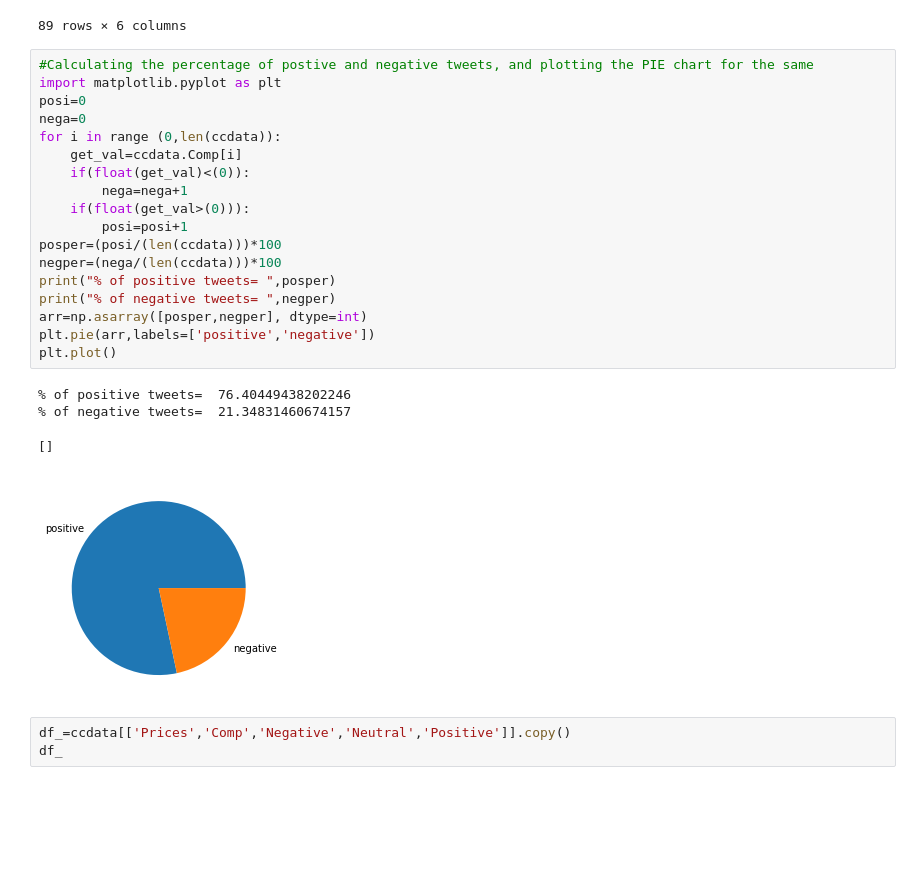
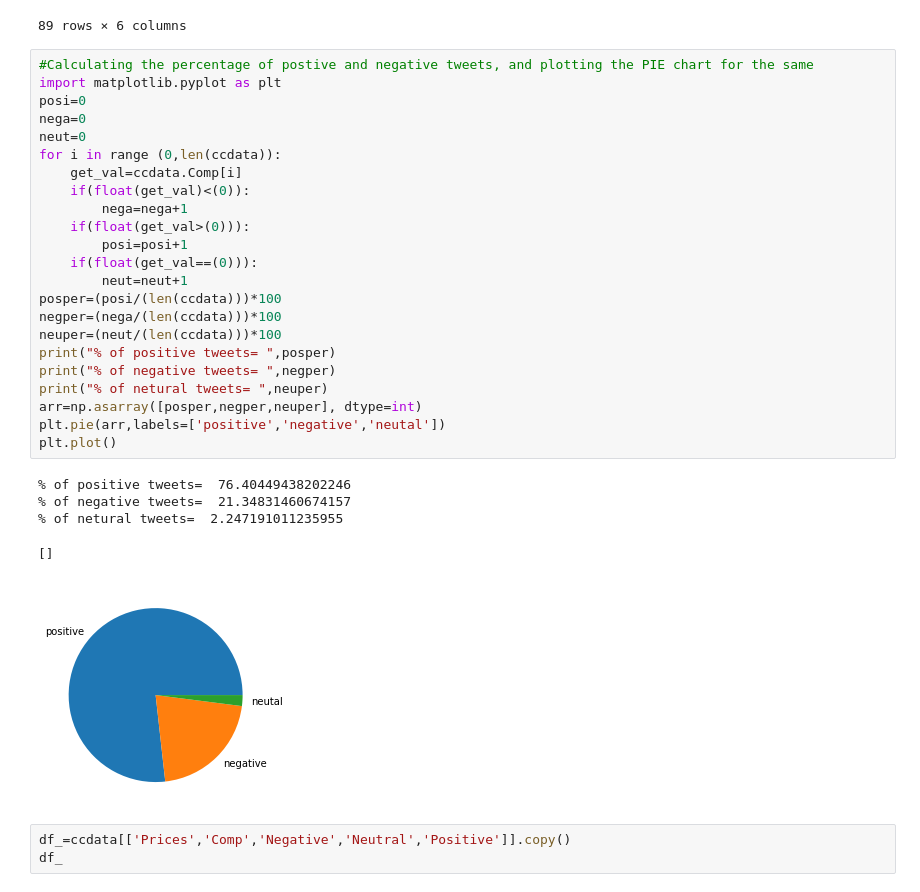
Before and after one commit to maitreyee19/TextMining_project, a Jupyter notebook: DOW_StockPrediction_Master_4thMay.ipynb, the cells around one changed output. Cells and saved outputs as stored; diff of their text form; blank space fills up the shorter version.

```diff
--- a/DOW_StockPrediction_Master_4thMay.ipynb
+++ b/DOW_StockPrediction_Master_4thMay.ipynb
@@ -354,26 +354,32 @@ ccdata
 # %%
 #Calculating the percentage of postive and negative tweets, and plotting the PIE chart for the same
 import matplotlib.pyplot as plt
 posi=0
 nega=0
+neut=0
 for i in range (0,len(ccdata)):
     get_val=ccdata.Comp[i]
     if(float(get_val)<(0)):
         nega=nega+1
     if(float(get_val>(0))):
         posi=posi+1
+    if(float(get_val==(0))):
+        neut=neut+1
 posper=(posi/(len(ccdata)))*100
 negper=(nega/(len(ccdata)))*100
+neuper=(neut/(len(ccdata)))*100
 print("% of positive tweets= ",posper)
 print("% of negative tweets= ",negper)
-arr=np.asarray([posper,negper], dtype=int)
-plt.pie(arr,labels=['positive','negative'])
+print("% of netural tweets= ",neuper)
+arr=np.asarray([posper,negper,neuper], dtype=int)
+plt.pie(arr,labels=['positive','negative','neutal'])
 plt.plot()
 # %% [output]
 % of positive tweets=  76.40449438202246
 % of negative tweets=  21.34831460674157
+% of netural tweets=  2.247191011235955
 []
-[figure, old version]
+[figure, new version]
 # %%
 df_=ccdata[['Prices','Comp','Negative','Neutral','Positive']].copy()
 df_
```
